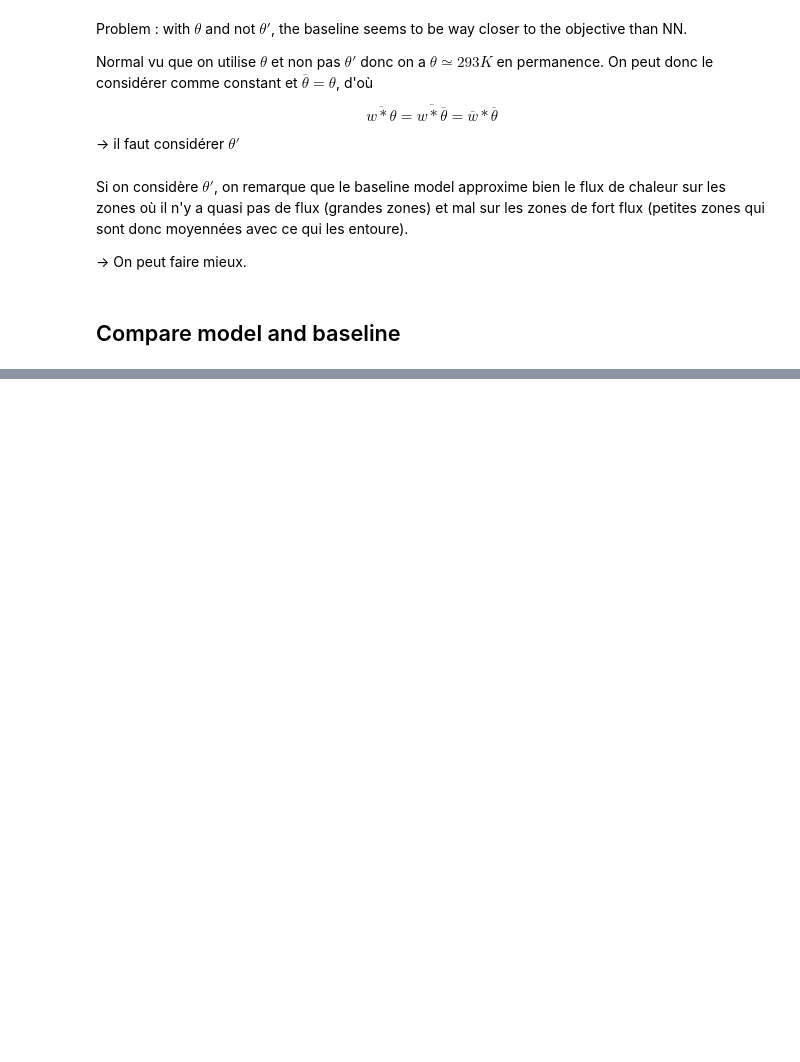
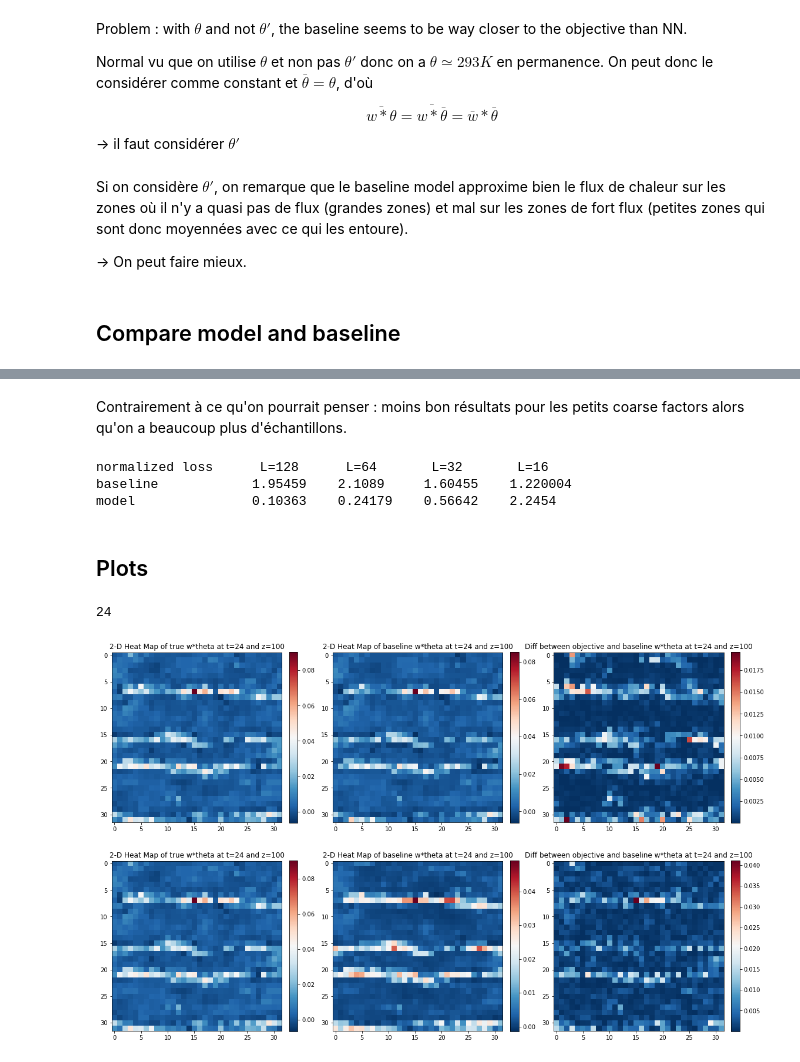
Before and after one commit to AdrienBq/Turbulence, a Jupyter notebook: explo/eval_model.ipynb, the cells around one changed output, grey strips where cells are left out. Drawn from its saved outputs; the diff is of its cells as text; code cells hidden in the pictures; blank space fills up the shorter version.

```diff
--- a/explo/eval_model.ipynb
+++ b/explo/eval_model.ipynb
@@ -292,0 +265,8 @@ Model 9 is simple dnn with 3 hidden layers of size (1024, 512, 256) and an exp d
+# %%
+# load model
+batch_size = 16
+model_number = 10
+
+model_load = DNN(batch_size=batch_size,input_size=len_in,output_size=len_out)
+model_load.load_state_dict(torch.load(f'explo/models/simple_dnn{model_number}'))
+model_load.eval()
@@ -292,0 +366,63 @@ Model 9 is simple dnn with 3 hidden layers of size (1024, 512, 256) and an exp d
+# %% [markdown]
+Contrairement à ce qu'on pourrait penser : moins bon résultats pour les petits coarse factors alors qu'on a beaucoup plus d'échantillons.
+# %%
+d = {'baseline': [1.95459, 2.10890, 1.60455, 1.220004],
+'model': [0.10363, 0.24179, 0.56642, 2.24540]
+}
+print ("{:<20} {:<10} {:<10} {:<10} {:<10}".format('normalized loss','L=128','L=64','L=32','L=16'))
+for k, v in d.items():
+    L128, L64, L32, L16 = v
+    print ("{:<20}{:<10} {:<10} {:<10} {:<10}".format(k, L128, L64, L32, L16))
+# %% [output]
+normalized loss      L=128      L=64       L=32       L=16
+baseline            1.95459    2.1089     1.60455    1.220004
+model               0.10363    0.24179    0.56642    2.2454
+# %% [markdown]
+## Plots
+# %%
+# L=[128,64,32,16]
+# largeurs=[int(512/L[i]) for i in range(len(L))]
+l=3
+z=100
+t=0
+
+baseline_arr = baseline_samples[l]
+pred_arr = pred_ds[l].reshape(largeurs[l],largeurs[l],376)
+true_arr = true_ds[l].reshape(largeurs[l],largeurs[l],376)
+# %%
+print(test_times[t])
+true_heat_flux = true_arr[:,:,100]
+pred_heat_flux = pred_arr[:,:,100]
+baseline_heat_flux = baseline_arr[:,:,100]
+
+fig,axes = plt.subplots(2,3,figsize=(16,10))
+
+im0 = axes[0,0].imshow(true_heat_flux , cmap = 'RdBu_r' , interpolation = 'nearest' )
+fig.colorbar(im0, ax=axes[0,0], orientation='vertical', fraction=0.046, pad=0.04)
+axes[0,0].set_title(f"2-D Heat Map of true w*theta at t={test_times[t]} and z={z}")
+
+im1 = axes[0,1].imshow(baseline_heat_flux , cmap = 'RdBu_r' , interpolation = 'nearest' )
+fig.colorbar(im1, ax=axes[0,1], orientation='vertical', fraction=0.046, pad=0.04)
+axes[0,1].set_title(f"2-D Heat Map of baseline w*theta at t={test_times[t]} and z={z}")
+
+im2 = axes[0,2].imshow(np.abs(true_heat_flux - baseline_heat_flux) , cmap = 'RdBu_r' , interpolation = 'nearest' )
+fig.colorbar(im2, ax=axes[0,2], orientation='vertical', fraction=0.046, pad=0.04)
+axes[0,2].set_title(f"Diff between objective and baseline w*theta at t={test_times[t]} and z={z}")
+
+im3 = axes[1,0].imshow(true_heat_flux , cmap = 'RdBu_r' , interpolation = 'nearest' )
+fig.colorbar(im3, ax=axes[1,0], orientation='vertical', fraction=0.046, pad=0.04)
+axes[1,0].set_title(f"2-D Heat Map of true w*theta at t={test_times[t]} and z={z}")
+
+im4 = axes[1,1].imshow(pred_heat_flux , cmap = 'RdBu_r' , interpolation = 'nearest' )
+fig.colorbar(im4, ax=axes[1,1], orientation='vertical', fraction=0.046, pad=0.04)
+axes[1,1].set_title(f"2-D Heat Map of baseline w*theta at t={test_times[t]} and z={z}")
+
+im5 = axes[1,2].imshow(np.abs(true_heat_flux - pred_heat_flux) , cmap = 'RdBu_r' , interpolation = 'nearest' )
+fig.colorbar(im5, ax=axes[1,2], orientation='vertical', fraction=0.046, pad=0.04)
+axes[1,2].set_title(f"Diff between objective and baseline w*theta at t={test_times[t]} and z={z}")
+
+fig.tight_layout()
+plt.show()
+# %% [output]
+24
+[figure, added]
```
Also changed, not shown: parts of 23 cells of this notebook, 8 other files.
